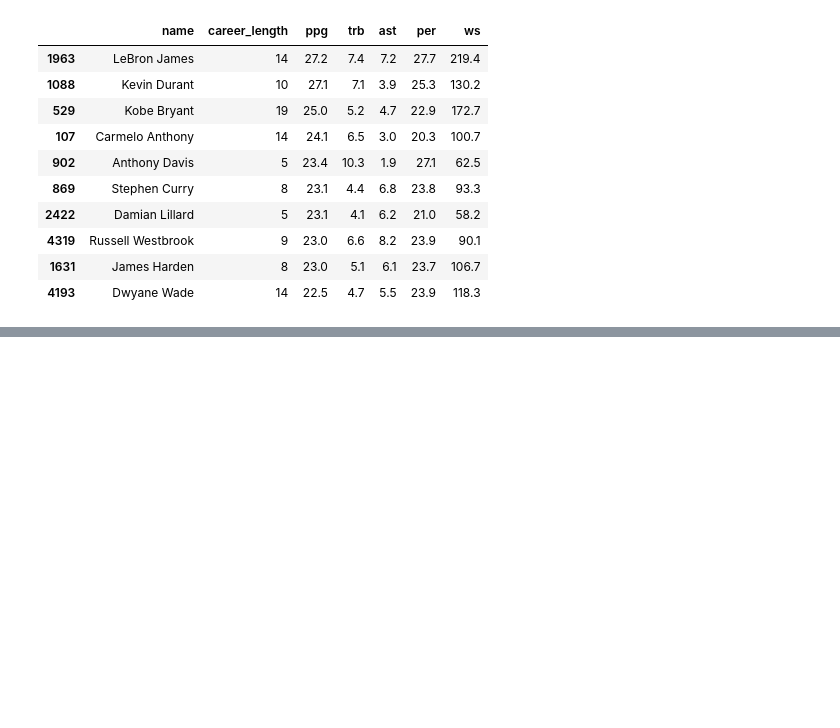
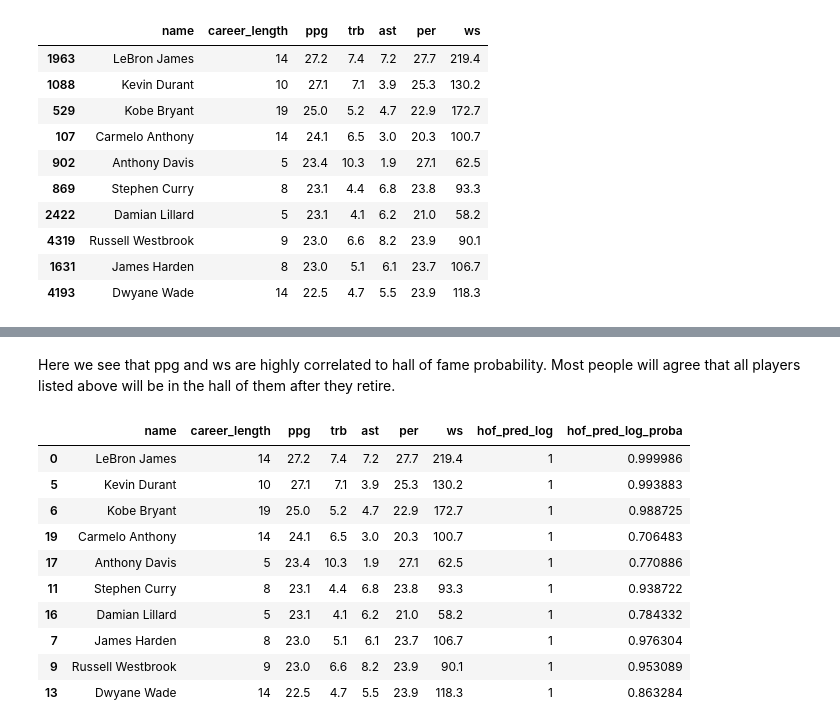
Before and after one commit to ymericson/NBA-player-info, a Jupyter notebook: NBA Hall of Fame - ML.ipynb, the cells around one changed output, grey strips where cells are left out. Drawn from its saved outputs; the diff is of its cells as text; code cells hidden in the pictures; blank space fills up the shorter version.

```diff
--- a/NBA Hall of Fame - ML.ipynb
+++ b/NBA Hall of Fame - ML.ipynb
@@ -499,0 +510,16 @@ plt.savefig('all-graphs/hof_pred.png')
+# %% [markdown]
+Here we see that ppg and ws are highly correlated to hall of fame probability. Most people will agree that all players listed above will be in the hall of them after they retire.
+# %%
+hof_not_eligible.sort_values(['ppg', 'hof_pred_log_proba'], ascending=[False, False]).head(10)
+# %% [output]
+|  | name | career_length | ppg | trb | ast | per | ws | hof_pred_log | hof_pred_log_proba |
+| 0 | LeBron James | 14 | 27.2 | 7.4 | 7.2 | 27.7 | 219.4 | 1 | 0.999986 |
+| 5 | Kevin Durant | 10 | 27.1 | 7.1 | 3.9 | 25.3 | 130.2 | 1 | 0.993883 |
+| 6 | Kobe Bryant | 19 | 25.0 | 5.2 | 4.7 | 22.9 | 172.7 | 1 | 0.988725 |
+| 19 | Carmelo Anthony | 14 | 24.1 | 6.5 | 3.0 | 20.3 | 100.7 | 1 | 0.706483 |
+| 17 | Anthony Davis | 5 | 23.4 | 10.3 | 1.9 | 27.1 | 62.5 | 1 | 0.770886 |
+| 11 | Stephen Curry | 8 | 23.1 | 4.4 | 6.8 | 23.8 | 93.3 | 1 | 0.938722 |
+| 16 | Damian Lillard | 5 | 23.1 | 4.1 | 6.2 | 21.0 | 58.2 | 1 | 0.784332 |
+| 7 | James Harden | 8 | 23.0 | 5.1 | 6.1 | 23.7 | 106.7 | 1 | 0.976304 |
+| 9 | Russell Westbrook | 9 | 23.0 | 6.6 | 8.2 | 23.9 | 90.1 | 1 | 0.953089 |
+| 13 | Dwyane Wade | 14 | 22.5 | 4.7 | 5.5 | 23.9 | 118.3 | 1 | 0.863284 |
```
Also changed, not shown: parts of 21 cells of this notebook, 3 other files.
